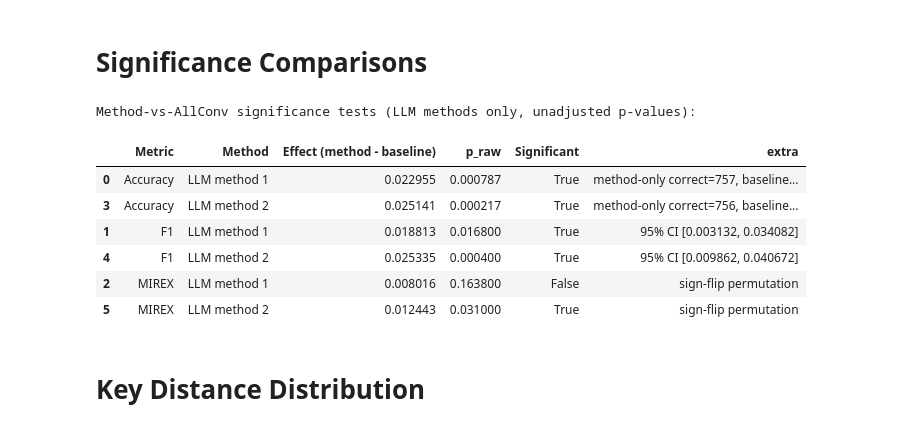
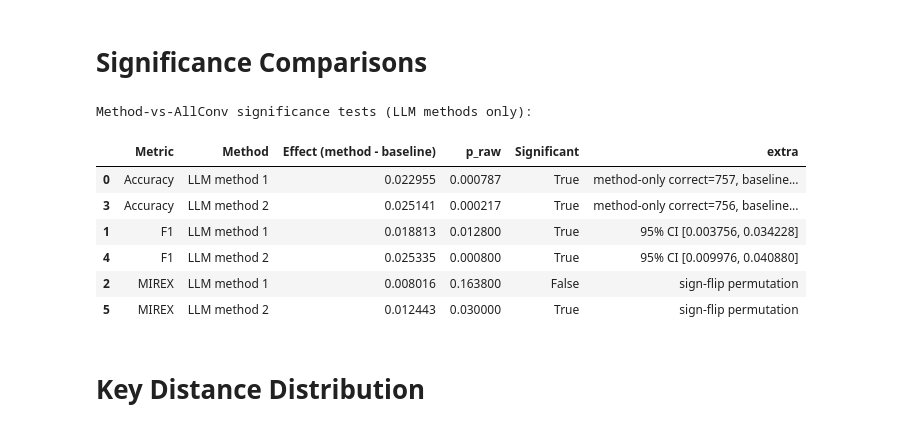
Before and after one commit to jeffgord/llm-key-estimation, a Jupyter notebook: evaluation/eval.ipynb, the cells around one changed output. Cells and saved outputs as stored; diff of their text form; code cells hidden in the pictures.

```diff
--- a/evaluation/eval.ipynb
+++ b/evaluation/eval.ipynb
@@ -228,16 +140,16 @@ llm2_error_proportions
 # %%
-metric_dicts = {
-    'KS baseline': ks_metrics,
-    'AllConv baseline': allconv_metrics,
-    'LLM method 1': llm_metrics,
-    'LLM method 2': llm_metrics2,
+metrics_dict = {
+    'KS baseline': get_metrics(ks_keys, actual_keys),
+    'AllConv baseline': get_metrics(allconv_keys, actual_keys),
+    'LLM method 1': get_metrics(llm_keys, actual_keys),
+    'LLM method 2': get_metrics(llm_keys2, actual_keys),
 }
 
-metric_df = pd.DataFrame.from_dict(metric_dicts, orient='index')
+metric_df = pd.DataFrame.from_dict(metrics_dict, orient='index')
 metric_df.index.name = 'Method'
 
 print('Metric values:')
-display(metric_df.sort_values('Accuracy', ascending=False))
+display(metric_df.sort_values('Accuracy'))
 # %% [output]
 Metric values:
 |  | Accuracy | Precision (Macro) | Recall (Macro) | F1 Score (Macro) | Average MIREX Score |
@@ -272,57 +234,6 @@ Error proportion values:
 # %%
-RNG = np.random.default_rng(42)
-ALPHA = 0.05
-BASELINE_NAME = 'AllConv baseline'
-
+RNG = np.random.default_rng(0)
 comparison_methods = ['LLM method 1', 'LLM method 2']
-
-def mcnemar_exact_p(y_true, pred_a, pred_b):
-    correct_a = np.array([pa == t for pa, t in zip(pred_a, y_true)])
-    correct_b = np.array([pb == t for pb, t in zip(pred_b, y_true)])
-    b = int(np.sum(correct_a & ~correct_b))
-    c = int(np.sum(~correct_a & correct_b))
-    discordant = b + c
-    if discordant == 0:
-        return 1.0, b, c
-    p = binomtest(min(b, c), n=discordant, p=0.5, alternative='two-sided').pvalue
-    return float(p), b, c
-
-def paired_bootstrap_f1_p(y_true, pred_a, pred_b, n_boot=5000, rng=None):
-    if rng is None:
-        rng = np.random.default_rng(42)
-
-    n = len(y_true)
-    y_true = np.array(y_true)
-    pred_a = np.array(pred_a)
-    pred_b = np.array(pred_b)
-
-    obs = f1_score(y_true, pred_a, average='macro') - f1_score(y_true, pred_b, average='macro')
-
-    diffs = np.empty(n_boot, dtype=float)
-    idx_all = np.arange(n)
-    for i in range(n_boot):
-        idx = rng.choice(idx_all, size=n, replace=True)
-        diffs[i] = (
-            f1_score(y_true[idx], pred_a[idx], average='macro')
-            - f1_score(y_true[idx], pred_b[idx], average='macro')
-        )
-
-    ci_low, ci_high = np.percentile(diffs, [2.5, 97.5])
-    p_two_sided = 2 * min(np.mean(diffs <= 0), np.mean(diffs >= 0))
-    p_two_sided = float(min(1.0, p_two_sided))
-    return float(obs), float(ci_low), float(ci_high), p_two_sided
-
-def sign_flip_perm_p(diffs, n_perm=5000, rng=None):
-    if rng is None:
-        rng = np.random.default_rng(42)
-
-    diffs = np.asarray(diffs, dtype=float)
-    obs = float(np.mean(diffs))
-
-    signs = rng.choice(np.array([-1.0, 1.0]), size=(n_perm, len(diffs)))
-    perm_means = np.mean(signs * diffs, axis=1)
-    p_two_sided = float(np.mean(np.abs(perm_means) >= abs(obs)))
-    return obs, p_two_sided
 
 # Method-vs-AllConv tests for each metric (LLM methods only)
 all_test_rows = []
@@ -331,7 +242,7 @@ for method_name in comparison_methods:
     preds = llm_keys if method_name == 'LLM method 1' else llm_keys2
 
     p_acc, b, c = mcnemar_exact_p(actual_keys, preds, baseline_preds)
-    acc_effect = metric_df.loc[method_name, 'Accuracy'] - metric_df.loc[BASELINE_NAME, 'Accuracy']
+    acc_effect = metric_df.loc[method_name, 'Accuracy'] - metric_df.loc['AllConv baseline', 'Accuracy']
     all_test_rows.append({
         'Metric': 'Accuracy',
         'Method': method_name,
@@ -348,39 +259,39 @@ for method_name in comparison_methods:
         'p_raw': p_f1,
         'extra': f'95% CI [{f1_low:.6f}, {f1_high:.6f}]'
     })
 
     method_scores = np.array([mir_eval.key.weighted_score(t, p) for t, p in zip(actual_keys, preds)])
     baseline_scores = np.array([mir_eval.key.weighted_score(t, p) for t, p in zip(actual_keys, baseline_preds)])
     mirex_obs, p_mirex = sign_flip_perm_p(method_scores - baseline_scores, n_perm=5000, rng=RNG)
     all_test_rows.append({
         'Metric': 'MIREX',
         'Method': method_name,
         'Effect (method - baseline)': mirex_obs,
         'p_raw': p_mirex,
         'extra': 'sign-flip permutation'
     })
 
 tests_df = pd.DataFrame(all_test_rows)
 tests_df['Significant'] = (
     (tests_df['Effect (method - baseline)'] > 0)
     & (tests_df['p_raw'] < ALPHA)
 )
 
-print('\nMethod-vs-AllConv significance tests (LLM methods only, unadjusted p-values):')
+print('\nMethod-vs-AllConv significance tests (LLM methods only):')
 display(
     tests_df[
         ['Metric', 'Method', 'Effect (method - baseline)', 'p_raw', 'Significant', 'extra']
     ].sort_values(['Metric', 'Method'])
 )
 # %% [output]
-Method-vs-AllConv significance tests (LLM methods only, unadjusted p-values):
+Method-vs-AllConv significance tests (LLM methods only):
 |  | Metric | Method | Effect (method - baseline) | p_raw | Significant | extra |
 | 0 | Accuracy | LLM method 1 | 0.022955 | 0.000787 | True | method-only correct=757, baseline... |
 | 3 | Accuracy | LLM method 2 | 0.025141 | 0.000217 | True | method-only correct=756, baseline... |
-| 1 | F1 | LLM method 1 | 0.018813 | 0.016800 | True | 95% CI [0.003132, 0.034082] |
-| 4 | F1 | LLM method 2 | 0.025335 | 0.000400 | True | 95% CI [0.009862, 0.040672] |
+| 1 | F1 | LLM method 1 | 0.018813 | 0.012800 | True | 95% CI [0.003756, 0.034228] |
+| 4 | F1 | LLM method 2 | 0.025335 | 0.000800 | True | 95% CI [0.009976, 0.040880] |
 | 2 | MIREX | LLM method 1 | 0.008016 | 0.163800 | False | sign-flip permutation |
-| 5 | MIREX | LLM method 2 | 0.012443 | 0.031000 | True | sign-flip permutation |
+| 5 | MIREX | LLM method 2 | 0.012443 | 0.030000 | True | sign-flip permutation |
 # %% [markdown]
 # Key Distance Distribution
 # %%
```
Also changed, not shown: parts of 22 cells of this notebook, 2 other files.
